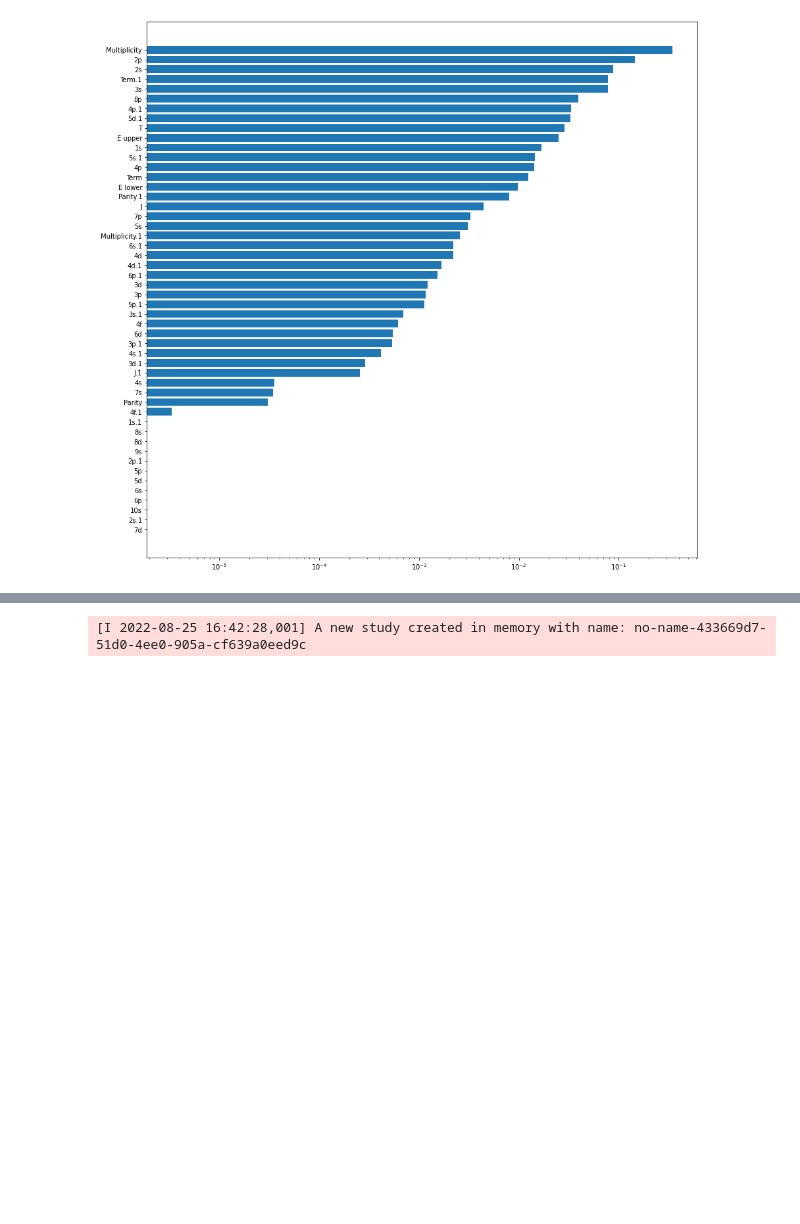
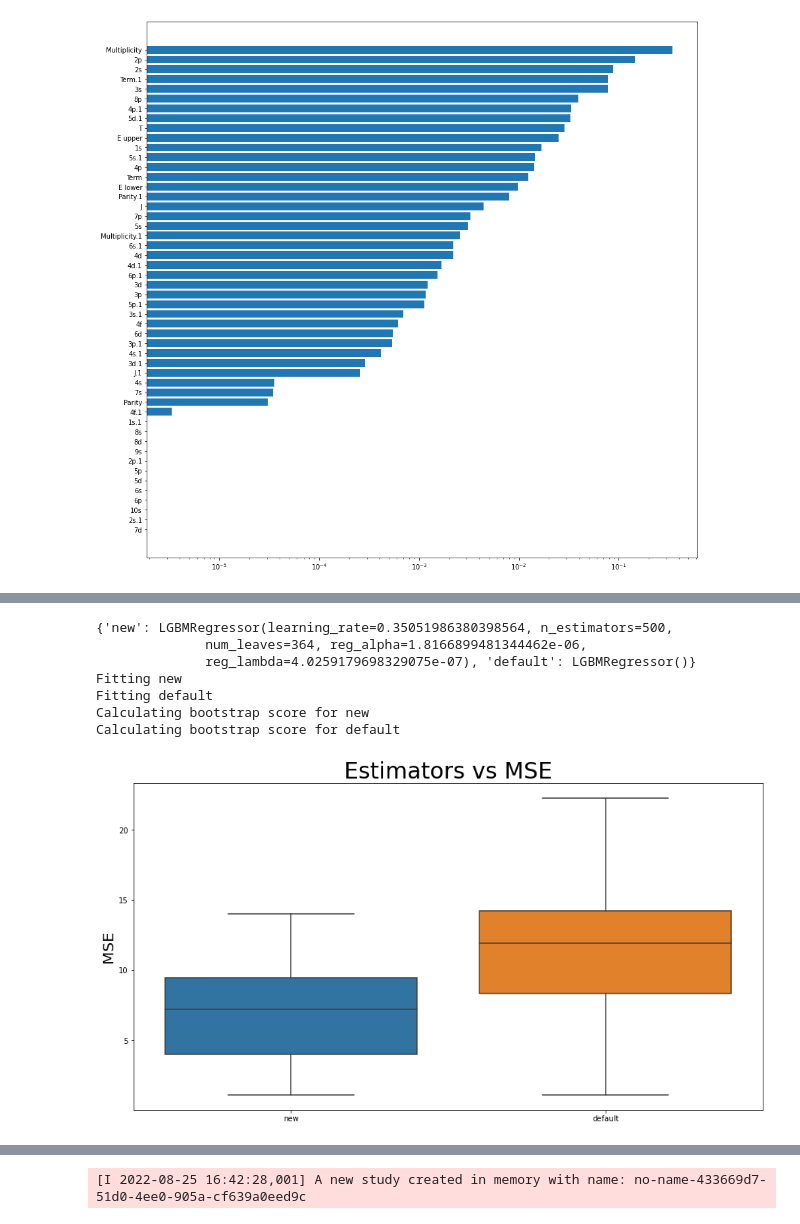
Before and after one commit to alezakuskin/Stark_ML, a Jupyter notebook: Main_body.ipynb, the cells around one changed output, grey strips where cells are left out. Saved outputs shown, nothing was run; the diff lists cells and outputs as text; code cells hidden in the pictures; blank space fills up the shorter version.

```diff
--- a/Main_body.ipynb
+++ b/Main_body.ipynb
@@ -1008,0 +991,21 @@ dtype: object
+# %%
+LightGBM_params = {
+    'n_estimators' : 500,
+    'learning_rate' : [0.01, 0.5],
+    'num_leaves' : [2, 512],
+    'reg_alpha' : [1e-8, 10],
+    'reg_lambda' : [1e-8, 10],
+    'nfold' : 5,
+    'squared_metrics' : False,
+    'n_jobs' : -1
+    }
+
+model_name = LightGBM
+
+LightGBM_res = main(X = XW_train, y = YW_train, model_name = model_name, params = LightGBM_params, n_trials = 500)
+
+'''with open(f'LightGBM_{width_threshold}max_optimal_parameters', 'w') as fp:
+    json.dump(LightGBM_res.best_params, fp)'''
+
+with open(f'LightGBM_Scaled_optimal_parameters', 'w') as fp:
+    json.dump(LightGBM_res.best_params, fp)
@@ -1008,0 +1036,26 @@ dtype: object
+# %%
+LightGBM_params = LightGBM_res.best_params
+
+models_LightGBM = {}
+'''models_XGB['old'] = xgboost.XGBRegressor(n_estimators = 500,
+                                        learning_rate = 0.1,
+                                        max_depth = 5,
+                                        min_child_weight = 3,
+                                        n_jobs=-1)
+'''
+models_LightGBM['new'] = lightgbm.LGBMRegressor(**LightGBM_params, n_estimators = 500)
+
+models_LightGBM['default'] = lightgbm.LGBMRegressor()
+
+print(models_LightGBM)
+results_LightGBM = train_and_test_regressor(models_LightGBM, XW_train, YW_train, XW_test, YW_test)
+plot_model_comparison(results_LightGBM)
+# %% [output]
+{'new': LGBMRegressor(learning_rate=0.35051986380398564, n_estimators=500,
+              num_leaves=364, reg_alpha=1.8166899481344462e-06,
+              reg_lambda=4.0259179698329075e-07), 'default': LGBMRegressor()}
+Fitting new
+Fitting default
+Calculating bootstrap score for new
+Calculating bootstrap score for default
+[figure, added]
```
Also changed, not shown: parts of 19 cells of this notebook.
